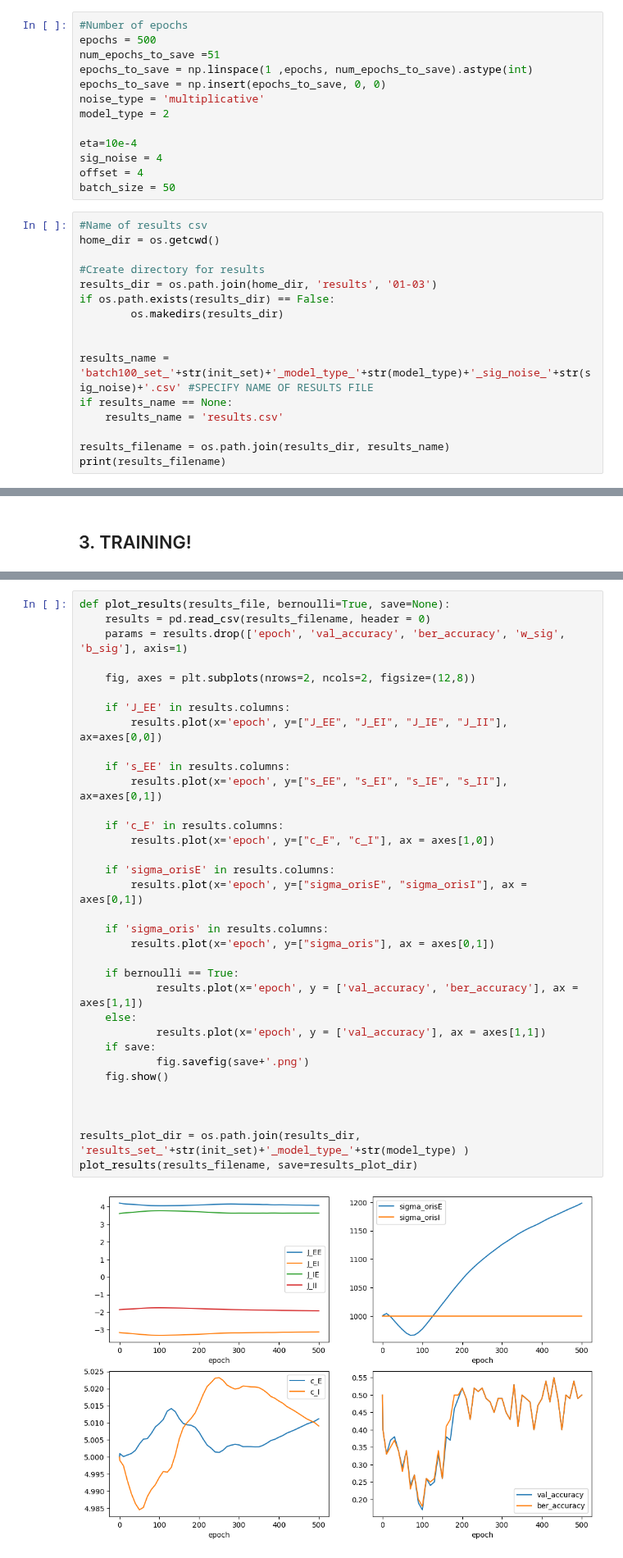
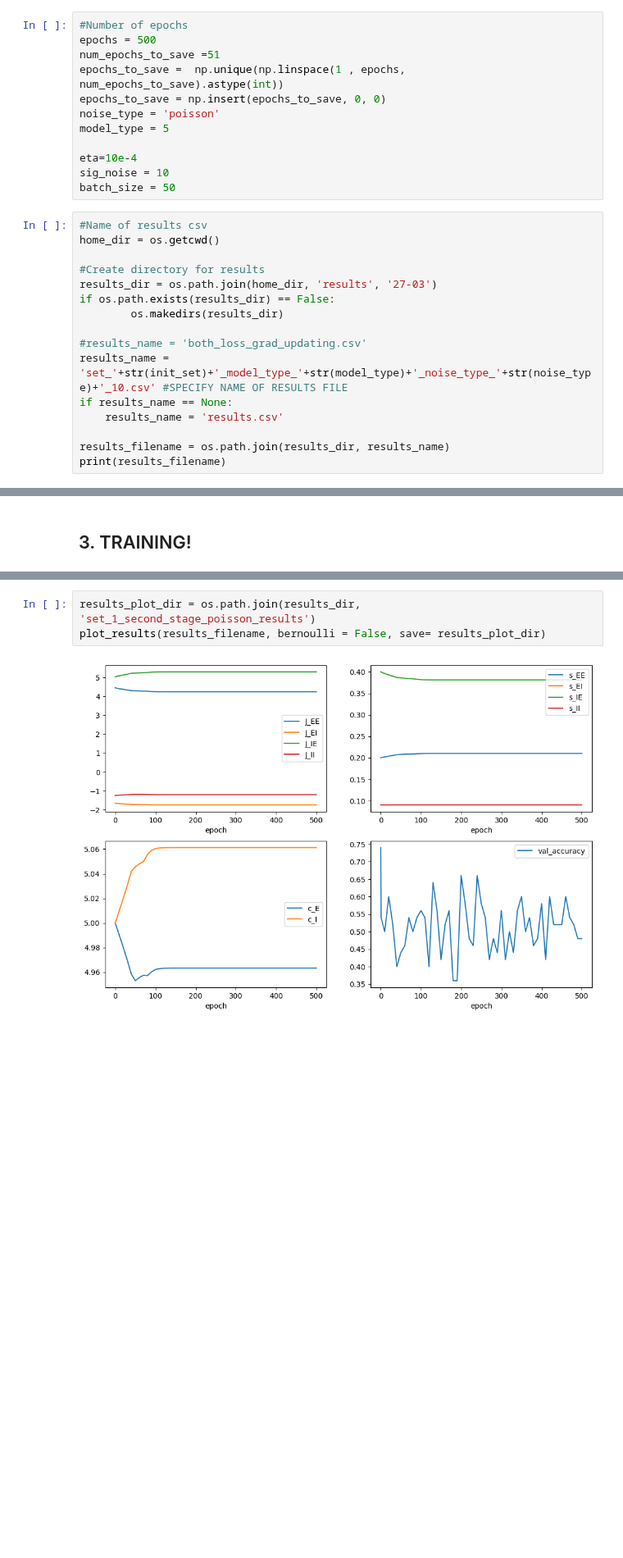
Before and after one commit to clarapecci/SSN_VPL, a Jupyter notebook: training_development.ipynb, the cells around one changed output, grey strips where cells are left out. Shown at 82% size. Saved outputs shown, nothing was run; the diff lists cells and outputs as text; blank space fills up the shorter version.

```diff
--- a/training_development.ipynb
+++ b/training_development.ipynb
@@ -173,26 +204,25 @@ ssn_pars.A=ssn.A
 #Number of epochs
 epochs = 500
 num_epochs_to_save =51
-epochs_to_save = np.linspace(1 ,epochs, num_epochs_to_save).astype(int)
+epochs_to_save =  np.unique(np.linspace(1 , epochs, num_epochs_to_save).astype(int))
 epochs_to_save = np.insert(epochs_to_save, 0, 0)
-noise_type = 'multiplicative'
-model_type = 2
+noise_type = 'poisson'
+model_type = 5
 
 eta=10e-4
-sig_noise = 4
-offset = 4
+sig_noise = 10
 batch_size = 50
 # %%
 #Name of results csv
 home_dir = os.getcwd()
 
 #Create directory for results
-results_dir = os.path.join(home_dir, 'results', '01-03')
+results_dir = os.path.join(home_dir, 'results', '27-03')
 if os.path.exists(results_dir) == False:
         os.makedirs(results_dir)
 
-
-results_name = 'batch100_set_'+str(init_set)+'_model_type_'+str(model_type)+'_sig_noise_'+str(sig_noise)+'.csv' #SPECIFY NAME OF RESULTS FILE
+#results_name = 'both_loss_grad_updating.csv'
+results_name = 'set_'+str(init_set)+'_model_type_'+str(model_type)+'_noise_type_'+str(noise_type)+'_10.csv' #SPECIFY NAME OF RESULTS FILE
 if results_name == None:
     results_name = 'results.csv'
 
@@ -729,36 +784,5 @@ plot_losses(all_losses, val_loss_per_epoch, epochs_to_save, save=losses_dir)
 # %%
-def plot_results(results_file, bernoulli=True, save=None):
-    results = pd.read_csv(results_filename, header = 0)
-    params = results.drop(['epoch', 'val_accuracy', 'ber_accuracy', 'w_sig', 'b_sig'], axis=1)
-
-    fig, axes = plt.subplots(nrows=2, ncols=2, figsize=(12,8))
-
-    if 'J_EE' in results.columns:
-        results.plot(x='epoch', y=["J_EE", "J_EI", "J_IE", "J_II"], ax=axes[0,0])
-
-    if 's_EE' in results.columns:
-        results.plot(x='epoch', y=["s_EE", "s_EI", "s_IE", "s_II"], ax=axes[0,1])
-
-    if 'c_E' in results.columns:
-        results.plot(x='epoch', y=["c_E", "c_I"], ax = axes[1,0])
-
-    if 'sigma_orisE' in results.columns:
-        results.plot(x='epoch', y=["sigma_orisE", "sigma_orisI"], ax = axes[0,1])
-
-    if 'sigma_oris' in results.columns:
-        results.plot(x='epoch', y=["sigma_oris"], ax = axes[0,1])
-
-    if bernoulli == True:
-            results.plot(x='epoch', y = ['val_accuracy', 'ber_accuracy'], ax = axes[1,1])
-    else:
-            results.plot(x='epoch', y = ['val_accuracy'], ax = axes[1,1])
-    if save:
-            fig.savefig(save+'.png')
-    fig.show()
-
-
-
-results_plot_dir = os.path.join(results_dir, 'results_set_'+str(init_set)+'_model_type_'+str(model_type) )
-plot_results(results_filename, save=results_plot_dir)
+results_plot_dir = os.path.join(results_dir, 'set_1_second_stage_poisson_results')
+plot_results(results_filename, bernoulli = False, save= results_plot_dir)
 # %% [output]
-[figure, old version]
+[figure, new version]
```
Also changed, not shown: parts of 29 cells of this notebook.
